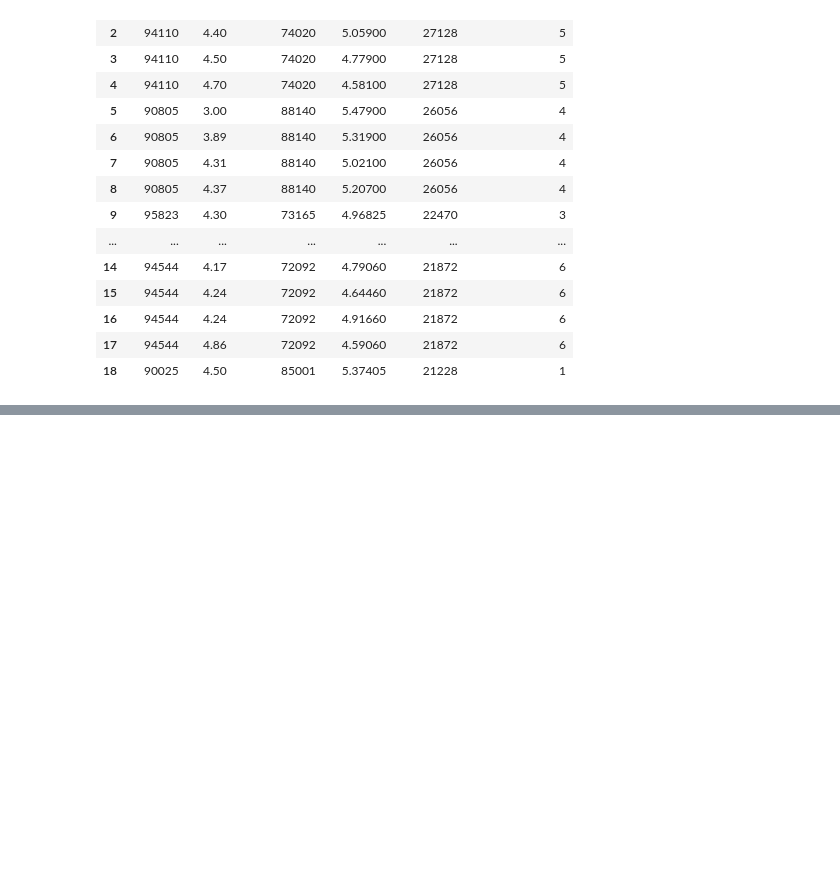
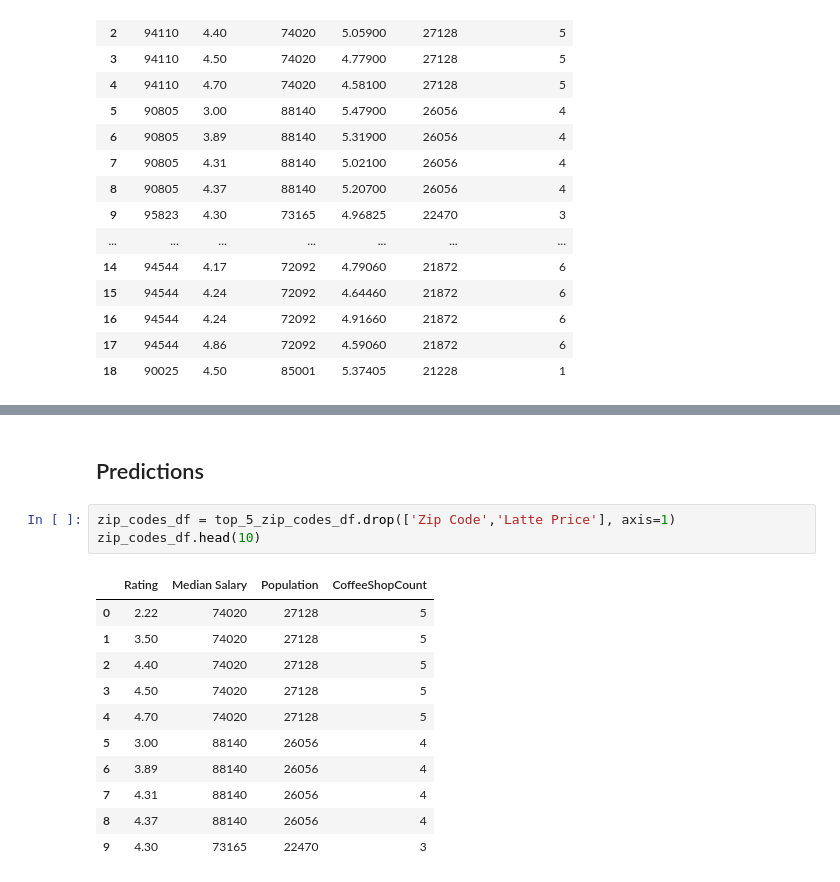
Before and after one commit to dakShh/coffee-business-prediction, a Jupyter notebook: notebooks/biz_prediction.ipynb, the cells around one changed output, grey strips where cells are left out. Saved outputs shown, nothing was run; the diff lists cells and outputs as text; blank space fills up the shorter version.

```diff
--- a/notebooks/biz_prediction.ipynb
+++ b/notebooks/biz_prediction.ipynb
@@ -443,0 +653,17 @@ top_5_zip_codes_df
+# %% [markdown]
+## Predictions
+# %%
+zip_codes_df = top_5_zip_codes_df.drop(['Zip Code','Latte Price'], axis=1)
+zip_codes_df.head(10)
+# %% [output]
+|  | Rating | Median Salary | Population | CoffeeShopCount |
+| 0 | 2.22 | 74020 | 27128 | 5 |
+| 1 | 3.50 | 74020 | 27128 | 5 |
+| 2 | 4.40 | 74020 | 27128 | 5 |
+| 3 | 4.50 | 74020 | 27128 | 5 |
+| 4 | 4.70 | 74020 | 27128 | 5 |
+| 5 | 3.00 | 88140 | 26056 | 4 |
+| 6 | 3.89 | 88140 | 26056 | 4 |
+| 7 | 4.31 | 88140 | 26056 | 4 |
+| 8 | 4.37 | 88140 | 26056 | 4 |
+| 9 | 4.30 | 73165 | 22470 | 3 |
```
Also changed, not shown: parts of 38 cells of this notebook, 1 other file.
